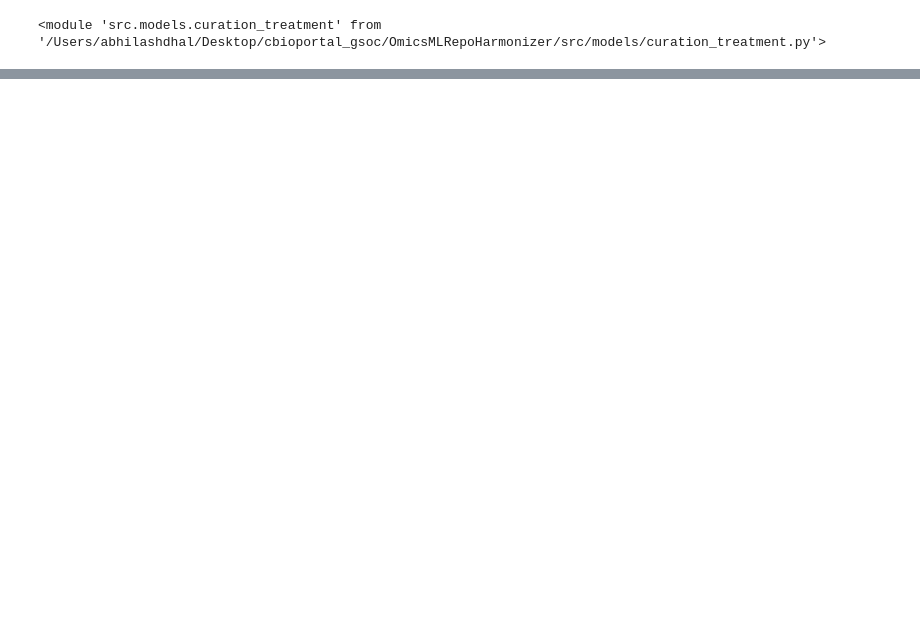
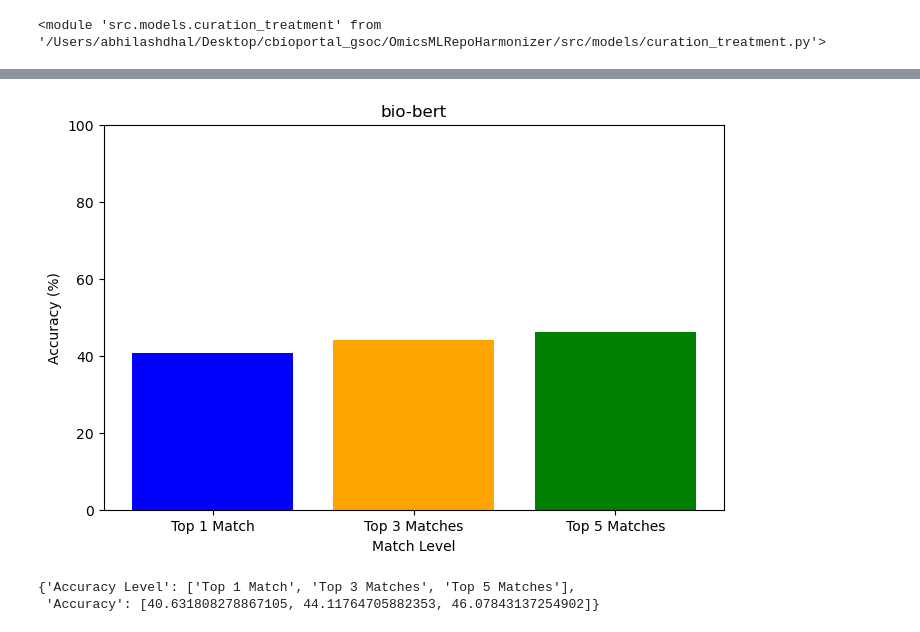
Before and after one commit to shbrief/MetaHarmonizer, a Jupyter notebook: explore_previous_work.ipynb, the cells around one changed output, grey strips where cells are left out. Drawn from its saved outputs; the diff is of its cells as text; code cells hidden in the pictures; blank space fills up the shorter version.

```diff
--- a/explore_previous_work.ipynb
+++ b/explore_previous_work.ipynb
@@ -209,0 +177,6 @@ KeyboardInterrupt:
+# %%
+create_accuracy_bar_plot(data_bio_bert, ct_instance_bio_bert.method)
+# %% [output]
+[figure, added]
+{'Accuracy Level': ['Top 1 Match', 'Top 3 Matches', 'Top 5 Matches'],
+ 'Accuracy': [40.631808278867105, 44.11764705882353, 46.07843137254902]}
```
Also changed, not shown: parts of 31 cells of this notebook.
